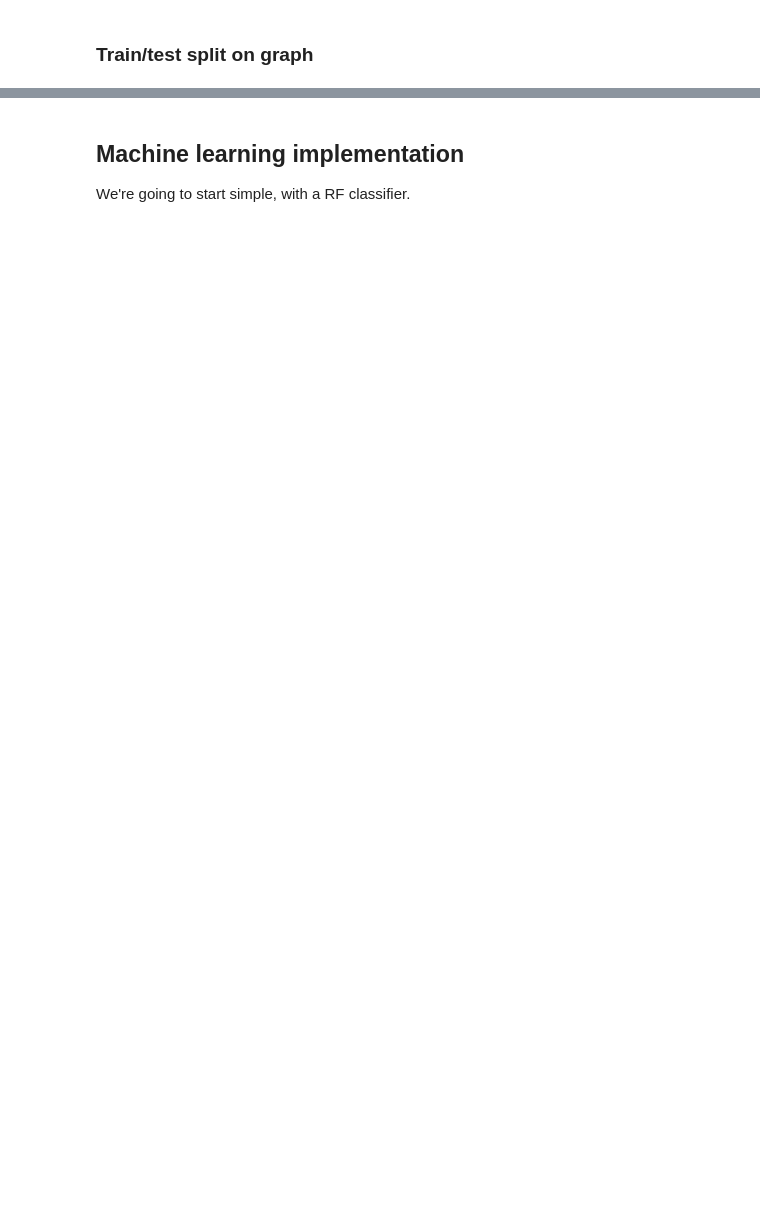
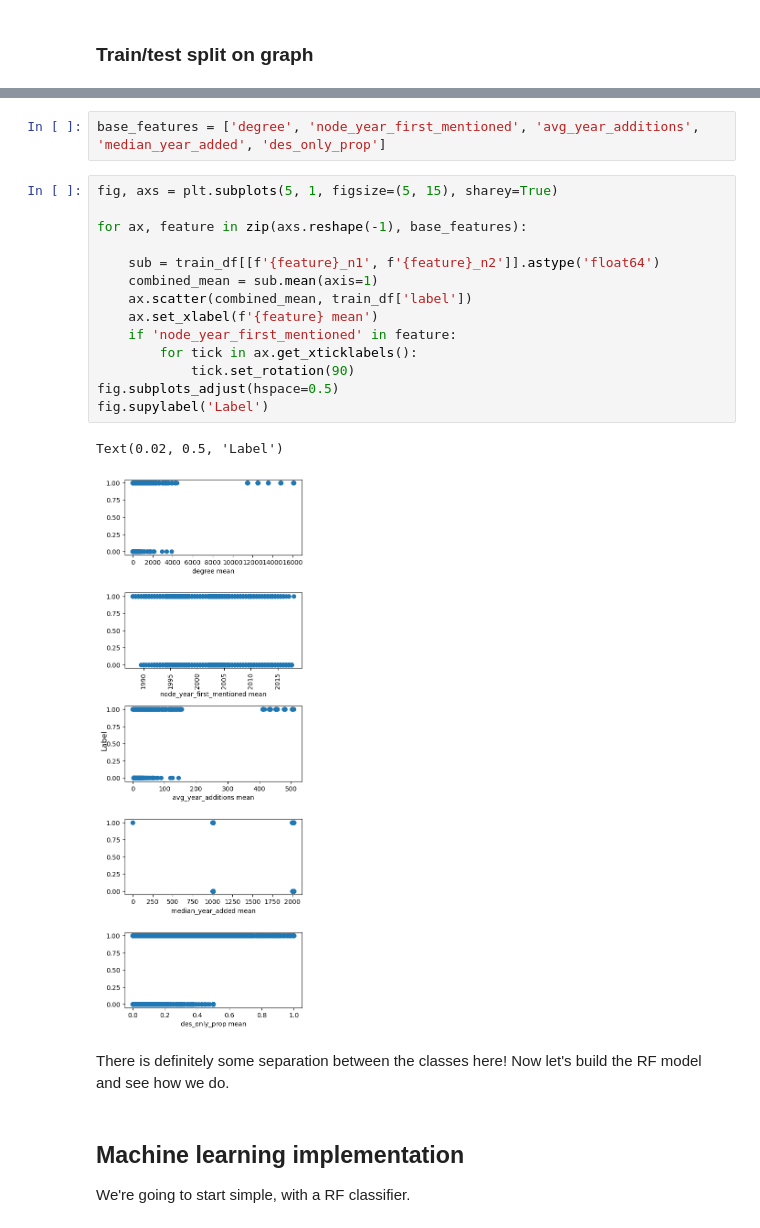
Before and after one commit to serenalotreck/literature-genes, a Jupyter notebook: notebooks/link_prediction.ipynb, the cells around one changed output, grey strips where cells are left out. Cells and saved outputs as stored; diff of their text form; blank space fills up the shorter version.

```diff
--- a/notebooks/link_prediction.ipynb
+++ b/notebooks/link_prediction.ipynb
@@ -520,3 +539,24 @@ X_train, X_test, y_train, y_test = train_test_split(feature_df.drop(columns='lab
+# %%
+base_features = ['degree', 'node_year_first_mentioned', 'avg_year_additions', 'median_year_added', 'des_only_prop']
+# %%
+fig, axs = plt.subplots(5, 1, figsize=(5, 15), sharey=True)
+
+for ax, feature in zip(axs.reshape(-1), base_features):
+
+    sub = train_df[[f'{feature}_n1', f'{feature}_n2']].astype('float64')
+    combined_mean = sub.mean(axis=1)
+    ax.scatter(combined_mean, train_df['label'])
+    ax.set_xlabel(f'{feature} mean')
+    if 'node_year_first_mentioned' in feature:
+        for tick in ax.get_xticklabels():
+            tick.set_rotation(90)
+fig.subplots_adjust(hspace=0.5)
+fig.supylabel('Label')
+# %% [output]
+Text(0.02, 0.5, 'Label')
+[figure, added]
+# %% [markdown]
+There is definitely some separation between the classes here! Now let's build the RF model and see how we do.
 # %% [markdown]
 ## Machine learning implementation
 We're going to start simple, with a RF classifier.
```
Also changed, not shown: parts of 21 cells of this notebook, 3 other files.
